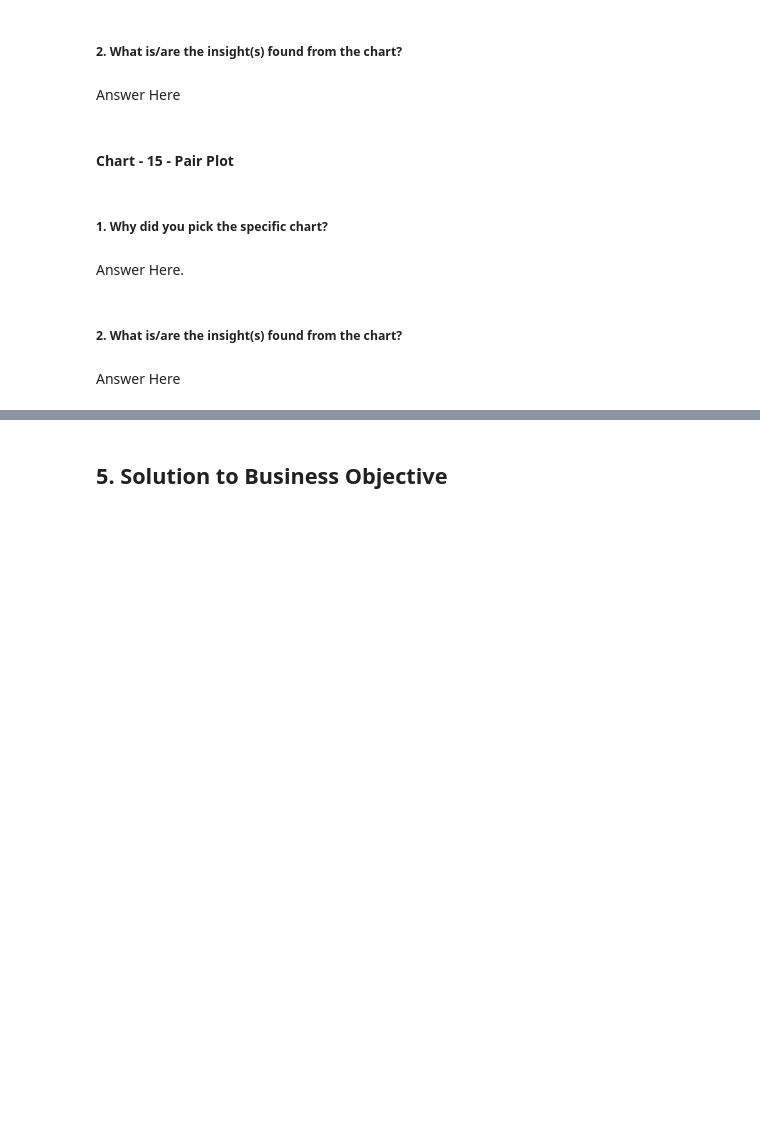
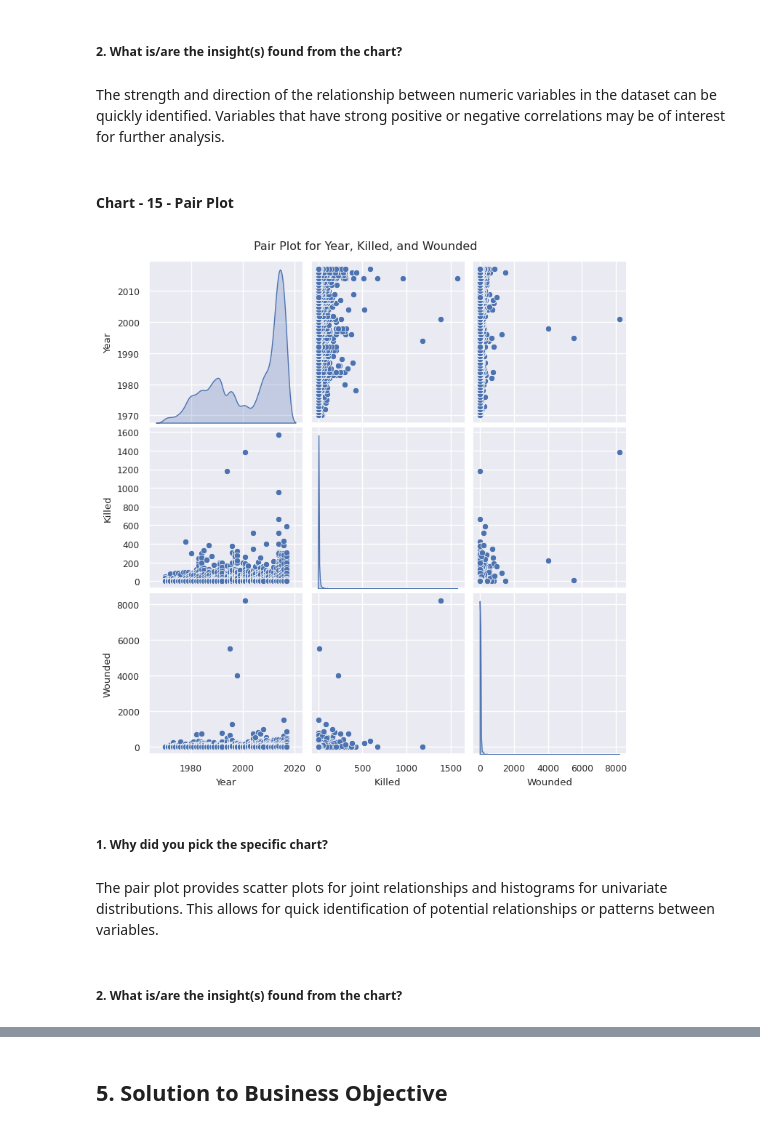
Before and after one commit to Shubham231-code/EDA-Global-Terrorism-Dataset, a Jupyter notebook: Global_Terrorism_Dataset_EDA_Submissio.ipynb, the cells around one changed output, grey strips where cells are left out. Saved outputs shown, nothing was run; the diff lists cells and outputs as text; code cells hidden in the pictures; blank space fills up the shorter version.

```diff
--- a/Global_Terrorism_Dataset_EDA_Submissio.ipynb
+++ b/Global_Terrorism_Dataset_EDA_Submissio.ipynb
@@ -710,6 +710,6 @@ Answer Here.
 # %% [markdown]
 ##### 2. What is/are the insight(s) found from the chart?
-# %% [markdown]
-Answer Here
+# %% [markdown]
+The strength and direction of the relationship between numeric variables in the dataset can be quickly identified. Variables that have strong positive or negative correlations may be of interest for further analysis.
 # %% [markdown]
 #### Chart - 15 - Pair Plot
@@ -718,8 +716,16 @@ Answer Here
+# %%
+# Sample columns: 'Year', 'Killed', 'Wounded'
+subset_data = data[['Year', 'Killed', 'Wounded']]
+# %%
+# Pair Plot visualization code
+sns.pairplot(subset_data, diag_kind='kde')
+plt.suptitle('Pair Plot for Year, Killed, and Wounded', y=1.02)
+plt.show()
+# %% [output]
+[figure, added]
 # %% [markdown]
 ##### 1. Why did you pick the specific chart?
-# %% [markdown]
-Answer Here.
+# %% [markdown]
+The pair plot provides scatter plots for joint relationships and histograms for univariate distributions. This allows for quick identification of potential relationships or patterns between variables.
 # %% [markdown]
 ##### 2. What is/are the insight(s) found from the chart?
-# %% [markdown]
-Answer Here
```
Also changed, not shown: parts of 4 cells of this notebook.
